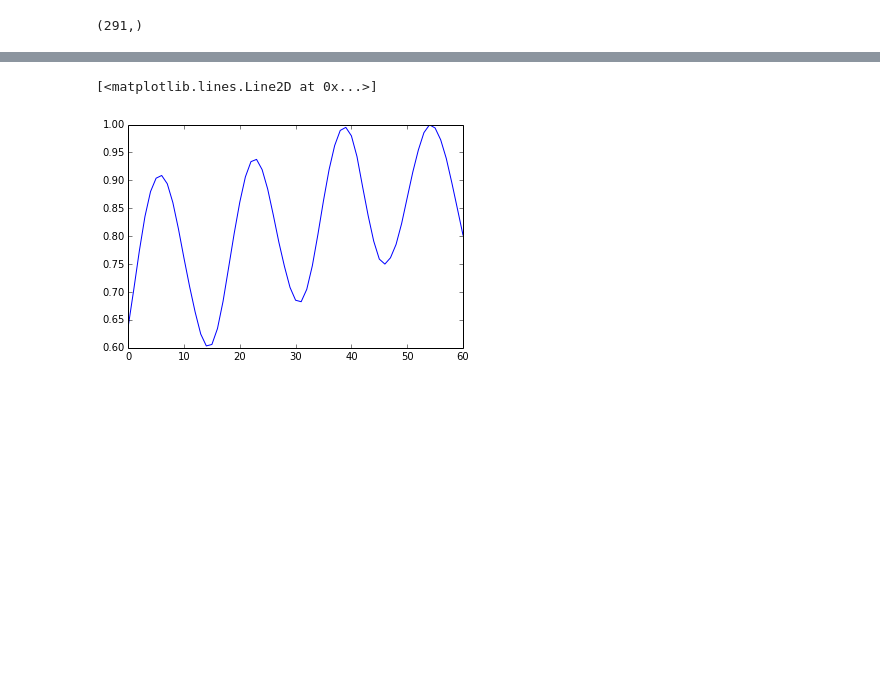
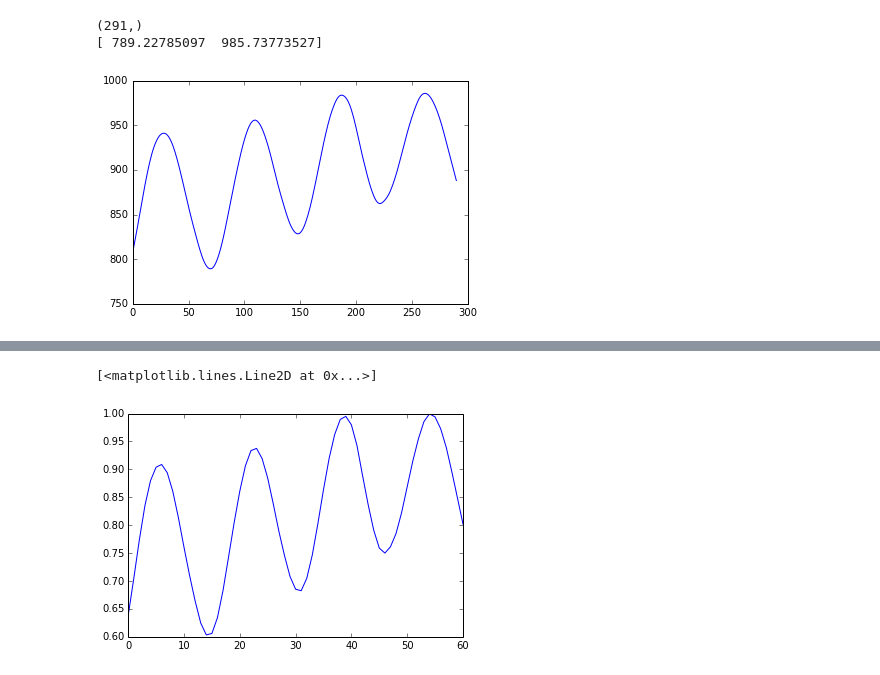
Before and after one commit to Seanny123/nef-conceptors, a Jupyter notebook: func_test.ipynb, the cells around one changed output, grey strips where cells are left out. Saved outputs shown, nothing was run; the diff lists cells and outputs as text; code cells hidden in the pictures; blank space fills up the shorter version.

```diff
--- a/func_test.ipynb
+++ b/func_test.ipynb
@@ -84,9 +114,17 @@ for n_i, nm in enumerate(pattern_file_names):
 import matplotlib.pyplot as plt
 %matplotlib inline
 # %%
-raw_dats[0][0].shape
+print(raw_dats[0][0].shape)
+print(min_maxs[0])
 # %% [output]
 (291,)
+[ 789.22785097  985.73773527]
+# %%
+plt.plot(raw_dats[0][0])
+#plt.plot(raw_dats[1][0])
+plt.savefig("good")
+# %% [output]
+[figure, added]
 # %%
 # can approx? yes!
 raw_dat = raw_dats[0][0]
```
Also changed, not shown: parts of 9 cells of this notebook, 6 other files.
